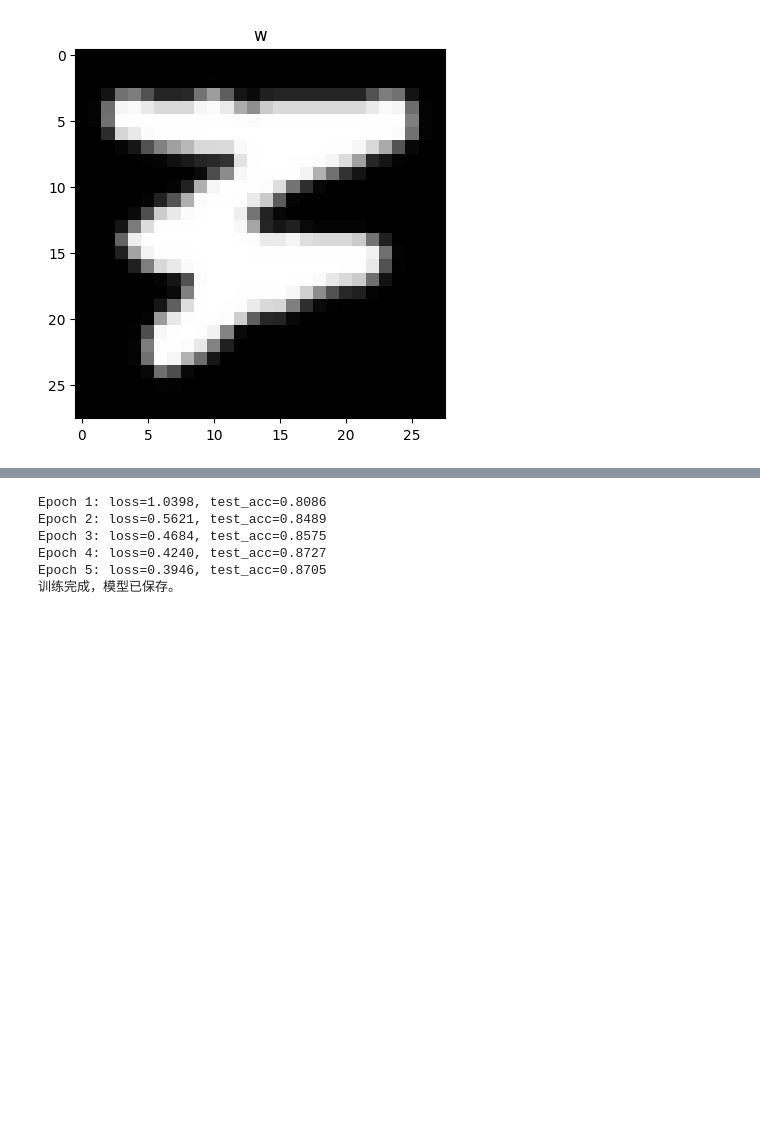
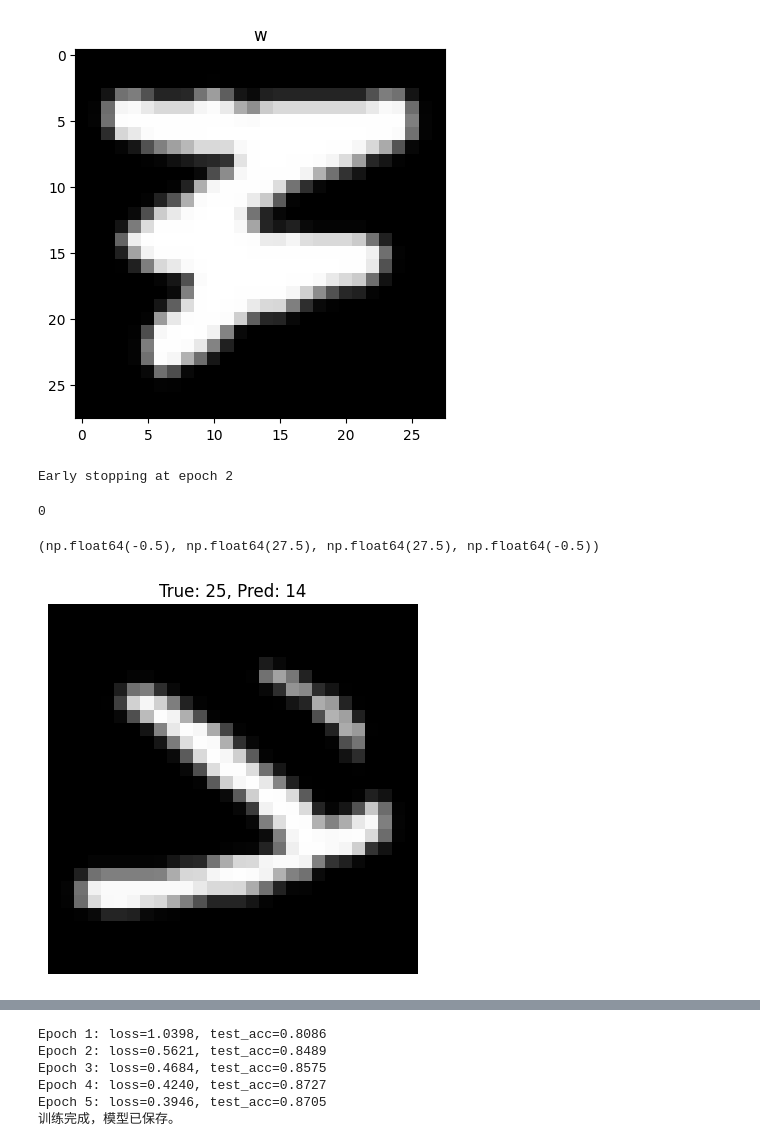
Before and after one commit to yifan-lee/Machine_Learning, a Jupyter notebook: test.ipynb, the cells around one changed output, grey strips where cells are left out. Drawn from its saved outputs; the diff is of its cells as text; code cells hidden in the pictures; blank space fills up the shorter version.

Commit message:
finish CNN and draw incorrect predcitions after eval it

```diff
--- a/test.ipynb
+++ b/test.ipynb
@@ -45,13 +52,47 @@ test_loader = DataLoader(test_dataset, batch_size=batch_size, shuffle=False)
 # %%
-# ===================== 2. 模型定义 =====================
-from model.CNN import CNN
+
+from utils.train_model import train
+from utils.eval_model import evaluate, evaluate_CNN
+model = train(
+    model=model,
+    x=trainCNNLoader,
+    y=None,
+    optimizer=optimizer,
+    criterion=criterion,
+    epochs=epochs,
+    patience=patience,
+    device=device
+)
+correctPercent, wrongIndexes = evaluate_CNN(
+    model=model,
+    x=testCNNLoader,
+    y=None,
+    criterion=criterion,
+    device=device
+)
+# %% [output]
+Early stopping at epoch 2
 # %%
-# ===================== 3. 损失函数和优化器 =====================
-device = 'mps' if torch.backends.mps.is_available() else 'cpu'
-model = CNN().to(device)
-criterion = nn.CrossEntropyLoss()
-optimizer = optim.Adam(model.parameters(), lr=1e-3)
+from utils.draw_figure import prepare_data_for_draw_CNN_incorrect_predictions, draw_CNN_incorrect_predictions
+dataForFigure = prepare_data_for_draw_CNN_incorrect_predictions(testDataset, wrongIndexes)
+# %%
+draw_CNN_incorrect_predictions(dataForFigure, figurePath='./figures', fileName='cnn_wrong_predictions')
+# %% [output]
+0
 # %%
-# ===================== 4. 训练和测试函数 =====================
-from utils.train_model import train
-from utils.eval_model import evaluate, evaluate_CNN
+data = dataForFigure
+xAll = data['x']
+yAll = data['y']
+predictAll = data['predict']
+i=0
+x = xAll[i]
+y = yAll[i]
+predict = predictAll[i]
+# %%
+plt.figure()
+plt.imshow(x.squeeze(), cmap='gray')
+plt.title(f"True: {y}, Pred: {predict}")
+plt.axis('off')
+# %% [output]
+(np.float64(-0.5), np.float64(27.5), np.float64(27.5), np.float64(-0.5))
+[figure, added]
```
Also changed, not shown: parts of 12 cells of this notebook, 9 other files.
